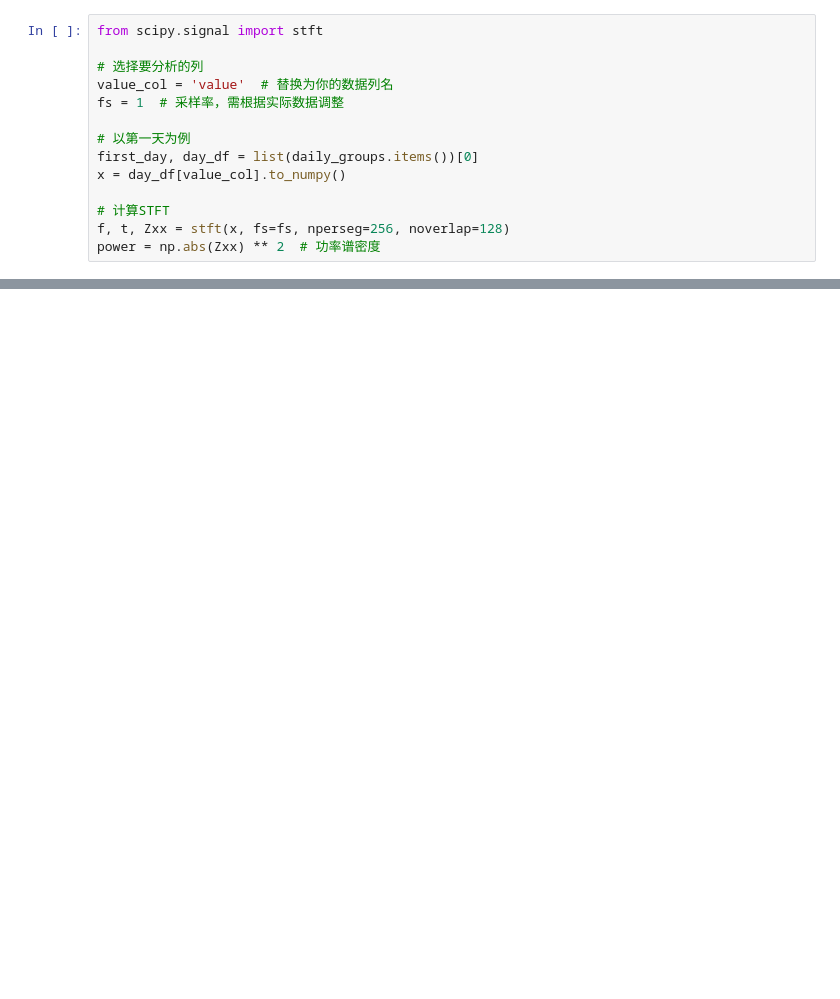
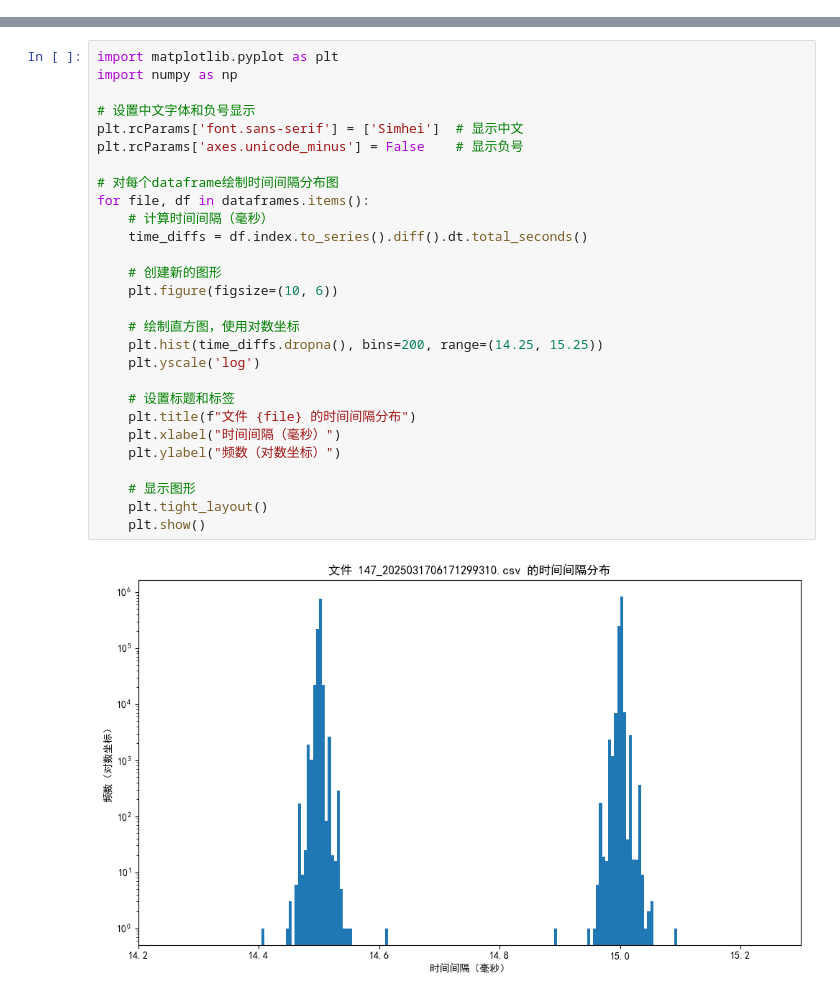
Before and after one commit to le2333/DataAnalyseSystem, a Jupyter notebook: playground.ipynb, the cells around one changed output, grey strips where cells are left out. Saved outputs shown, nothing was run; the diff lists cells and outputs as text; blank space fills up the shorter version.

```diff
--- a/playground.ipynb
+++ b/playground.ipynb
@@ -23,14 +32,0 @@ print(f"共分为 {len(daily_groups)} 天")
-# %%
-from scipy.signal import stft
-
-# 选择要分析的列
-value_col = 'value'  # 替换为你的数据列名
-fs = 1  # 采样率，需根据实际数据调整
-
-# 以第一天为例
-first_day, day_df = list(daily_groups.items())[0]
-x = day_df[value_col].to_numpy()
-
-# 计算STFT
-f, t, Zxx = stft(x, fs=fs, nperseg=256, noverlap=128)
-power = np.abs(Zxx) ** 2  # 功率谱密度
@@ -47,0 +63,30 @@ plt.show()
+# %%
+import matplotlib.pyplot as plt
+import numpy as np
+
+# 设置中文字体和负号显示
+plt.rcParams['font.sans-serif'] = ['Simhei']  # 显示中文
+plt.rcParams['axes.unicode_minus'] = False    # 显示负号
+
+# 对每个dataframe绘制时间间隔分布图
+for file, df in dataframes.items():
+    # 计算时间间隔（毫秒）
+    time_diffs = df.index.to_series().diff().dt.total_seconds()
+
+    # 创建新的图形
+    plt.figure(figsize=(10, 6))
+
+    # 绘制直方图，使用对数坐标
+    plt.hist(time_diffs.dropna(), bins=200, range=(14.25, 15.25))
+    plt.yscale('log')
+
+    # 设置标题和标签
+    plt.title(f"文件 {file} 的时间间隔分布")
+    plt.xlabel("时间间隔（毫秒）")
+    plt.ylabel("频数（对数坐标）")
+
+    # 显示图形
+    plt.tight_layout()
+    plt.show()
+# %% [output]
+[figure, added]
```
Also changed, not shown: parts of 7 cells of this notebook, 1 other file.
